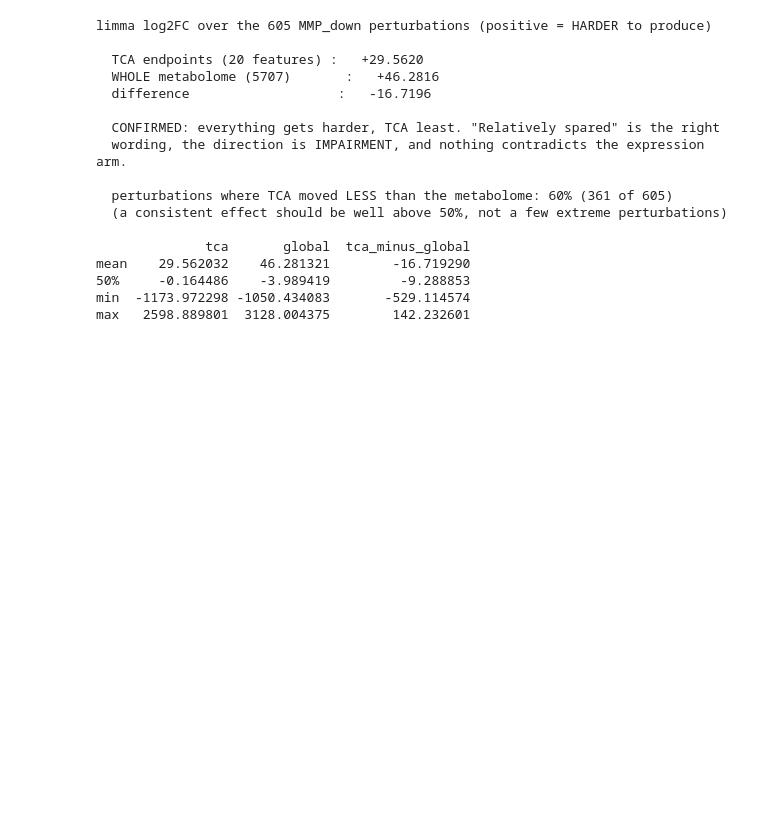
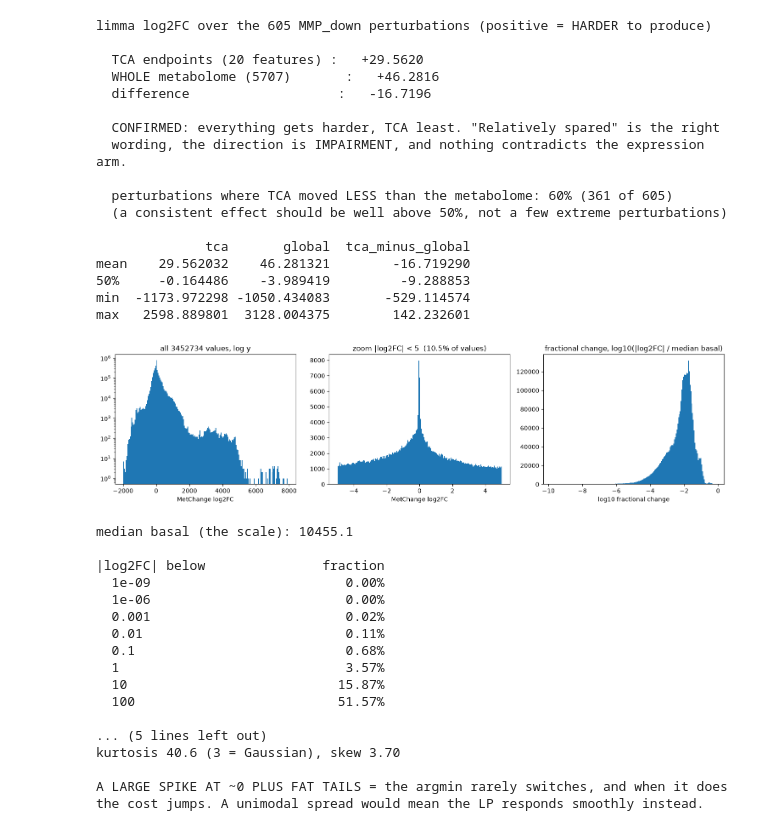
Before and after one commit to guisantagui/metabognn_dev, a Jupyter notebook: scripts/utilities/check_mmp_down_tca_sign.ipynb, the cells around one changed output. Drawn from its saved outputs; the diff is of its cells as text; code cells hidden in the pictures; blank space fills up the shorter version.

```diff
--- a/scripts/utilities/check_mmp_down_tca_sign.ipynb
+++ b/scripts/utilities/check_mmp_down_tca_sign.ipynb
@@ -1250,3 +1250,67 @@ mean    29.562032    46.281321        -16.719290
 50%     -0.164486    -3.989419         -9.288853
 min  -1173.972298 -1050.434083       -529.114574
 max   2598.889801  3128.004375        142.232601
+# %%
+import matplotlib.pyplot as plt
+
+v = LBL.to_numpy(dtype=float).ravel()
+v = v[np.isfinite(v)]
+basal = pd.read_csv(os.path.join(os.path.dirname(lbl_f), 'basal.csv'),
+                    index_col=0, usecols=[0, 1]).iloc[:, 0]
+typ = float(np.nanmedian(basal))          # ~1.4e4, the scale a change is relative to
+
+fig, ax = plt.subplots(1, 3, figsize=(15, 4))
+
+ax[0].hist(v, bins=200, edgecolor='none')
+ax[0].set_yscale('log')
+ax[0].set_title('all %d values, log y' % len(v))
+ax[0].set_xlabel('MetChange log2FC')
+
+lim = 5.0
+ax[1].hist(v[np.abs(v) < lim], bins=200, edgecolor='none')
+ax[1].set_title('zoom |log2FC| < %g  (%.1f%% of values)'
+                % (lim, 100 * np.mean(np.abs(v) < lim)))
+ax[1].set_xlabel('MetChange log2FC')
+
+frac = np.abs(v) / typ
+ax[2].hist(np.log10(frac[frac > 0]), bins=200, edgecolor='none')
+ax[2].set_title('fractional change, log10(|log2FC| / median basal)')
+ax[2].set_xlabel('log10 fractional change')
+plt.tight_layout()
+plt.show()
+
+print('median basal (the scale): %.1f' % typ)
+print()
+print('%-28s %8s' % ('|log2FC| below', 'fraction'))
+for t in (1e-9, 1e-6, 1e-3, 0.01, 0.1, 1, 10, 100):
+    print('  %-26.4g %7.2f%%' % (t, 100 * np.mean(np.abs(v) < t)))
+print()
+print('EXACTLY zero            : %7.3f%%' % (100 * np.mean(v == 0)))
+print('below 0.01%% of basal    : %7.2f%%' % (100 * np.mean(frac < 1e-4)))
+print('below 1%% of basal       : %7.2f%%' % (100 * np.mean(frac < 1e-2)))
+print('above 1%% of basal       : %7.2f%%' % (100 * np.mean(frac > 1e-2)))
+print()
+print('kurtosis %.1f (3 = Gaussian), skew %.2f'
+      % (float(pd.Series(v).kurtosis() + 3), float(pd.Series(v).skew())))
+print()
+print('A LARGE SPIKE AT ~0 PLUS FAT TAILS = the argmin rarely switches, and when it does')
+print('the cost jumps. A unimodal spread would mean the LP responds smoothly instead.')
+# %% [output]
+[figure, added]
+median basal (the scale): 10455.1
+
+|log2FC| below               fraction
+  1e-09                         0.00%
+  1e-06                         0.00%
+  0.001                         0.02%
+  0.01                          0.11%
+  0.1                           0.68%
+  1                             3.57%
+  10                           15.87%
+  100                          51.57%
+
+... (5 lines left out)
+kurtosis 40.6 (3 = Gaussian), skew 3.70
+
+A LARGE SPIKE AT ~0 PLUS FAT TAILS = the argmin rarely switches, and when it does
+the cost jumps. A unimodal spread would mean the LP responds smoothly instead.
```
Also changed, not shown: parts of 7 cells of this notebook, 3 other files.
